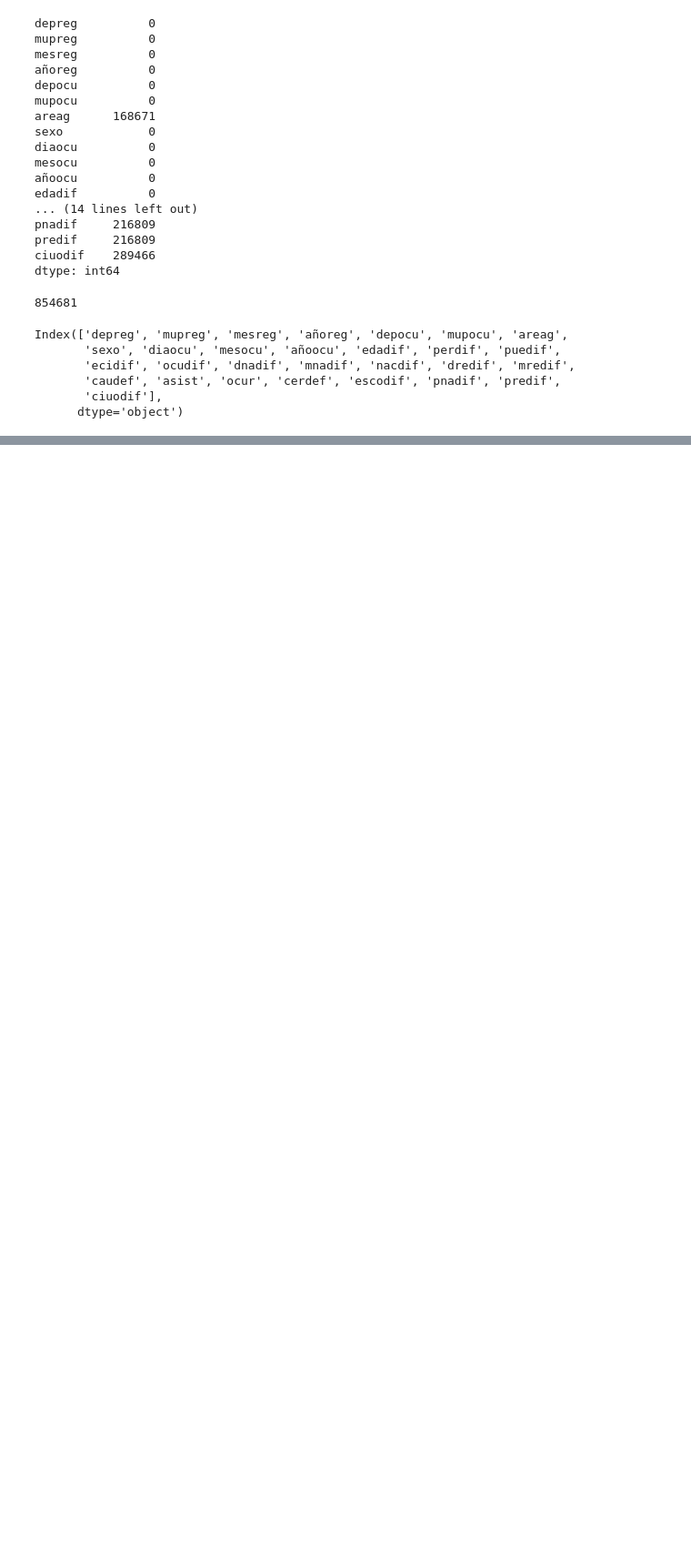
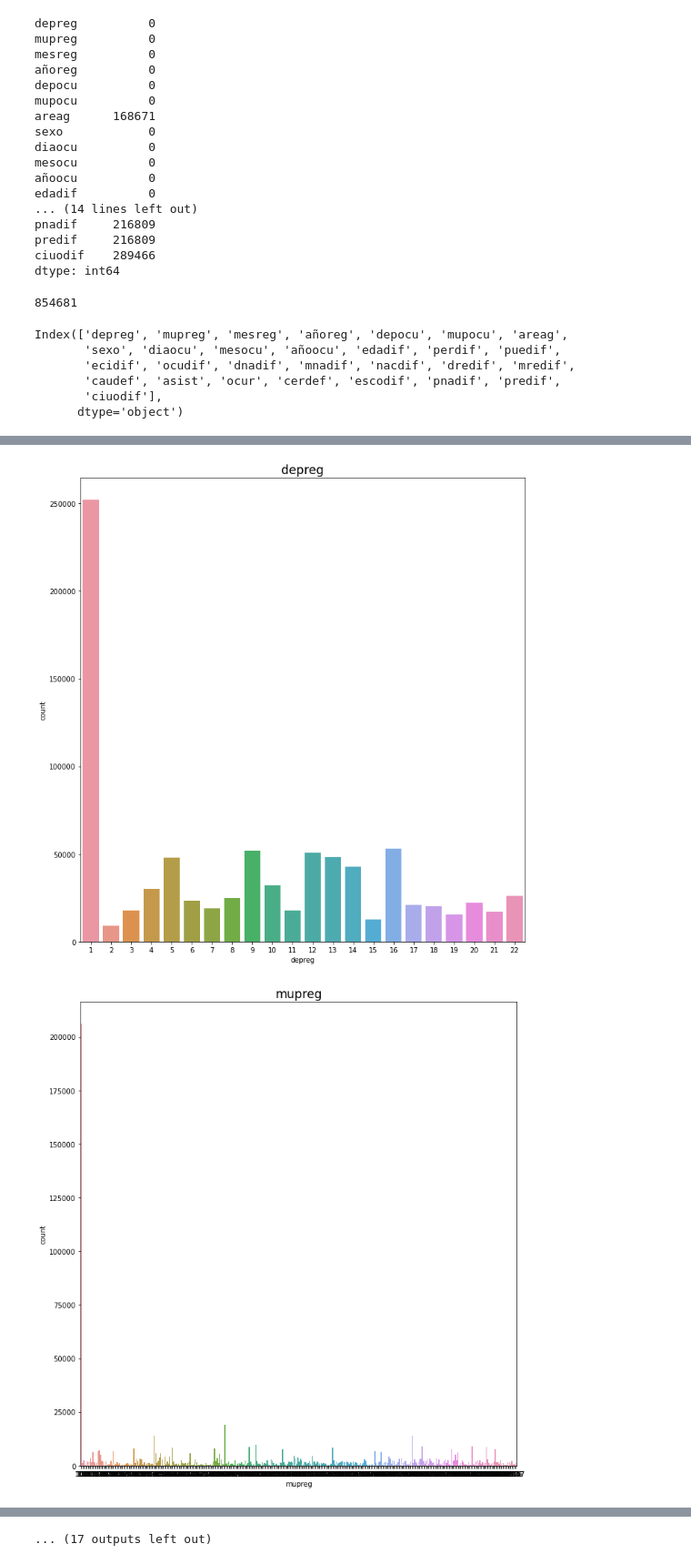
Before and after one commit to AxelLeo129/ProyectoDataMining, a Jupyter notebook: Proyecto.ipynb, the cells around one changed output, grey strips where cells are left out. Shown at 91% size. Cells and saved outputs as stored; diff of their text form; code cells hidden in the pictures; blank space fills up the shorter version.

```diff
--- a/Proyecto.ipynb
+++ b/Proyecto.ipynb
@@ -102,0 +126,11 @@ for i in range(0,29):
+# %%
+contador = 0
+for i in range(0,len(columnas)):
+    fig = plt.figure(figsize=(10,10))
+    sns.countplot(data =df2, x = columnas[i])
+    plt.tight_layout()
+    plt.title(columnas[i], fontsize = "xx-large")
+    fig.savefig("C:/Users/LENOVO/Desktop\Clases/Minería de datos/Github/ProyectoDataMining/Imagenes/"+columnas[i]+".jpg", bbox_inches ='tight')
+# %% [output]
+[figure, added]
+[figure, added]
@@ -102,0 +147 @@ for i in range(0,29):
+... (17 outputs left out)
```
Also changed, not shown: parts of 10 cells of this notebook, 31 other files.
